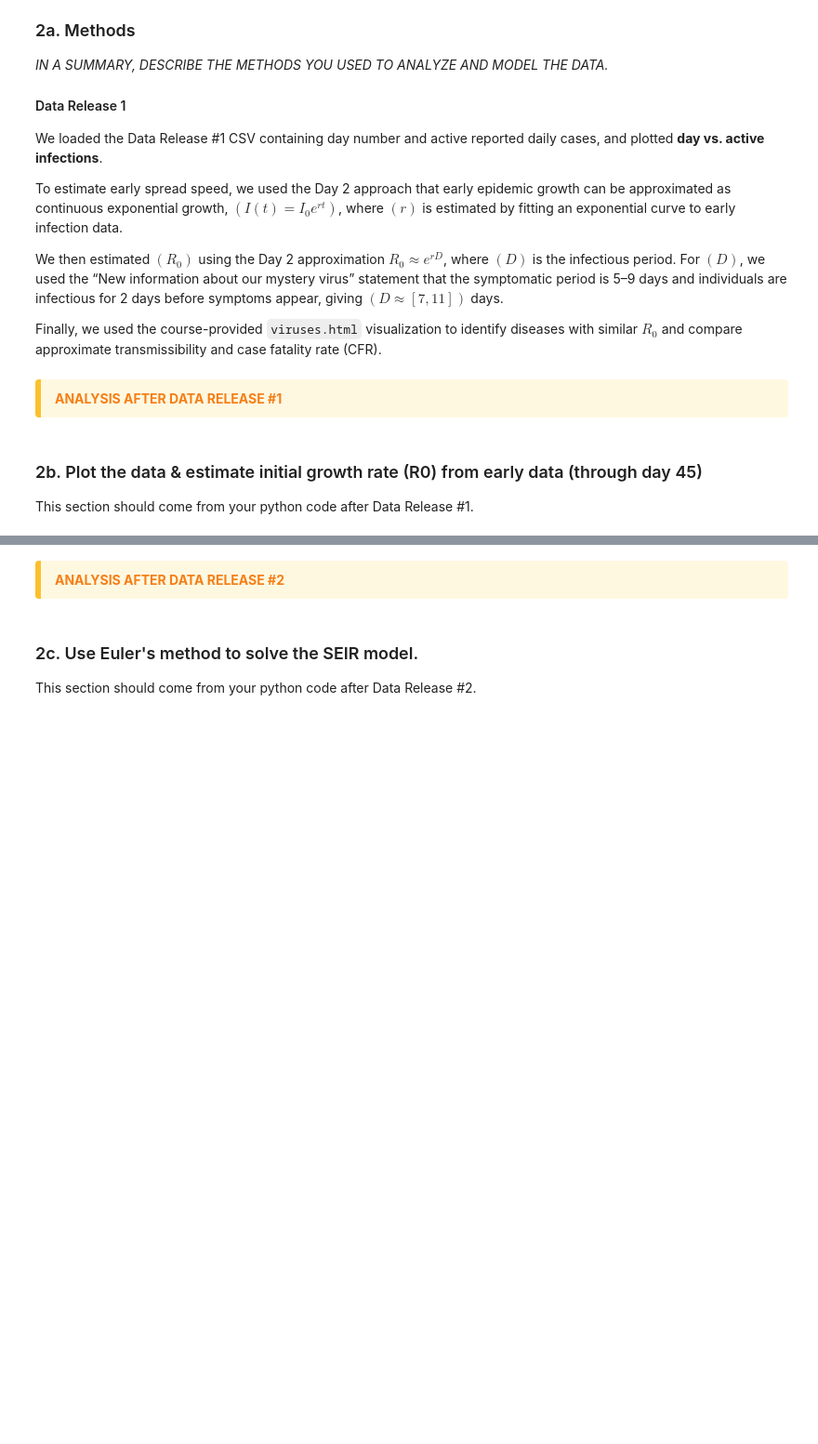
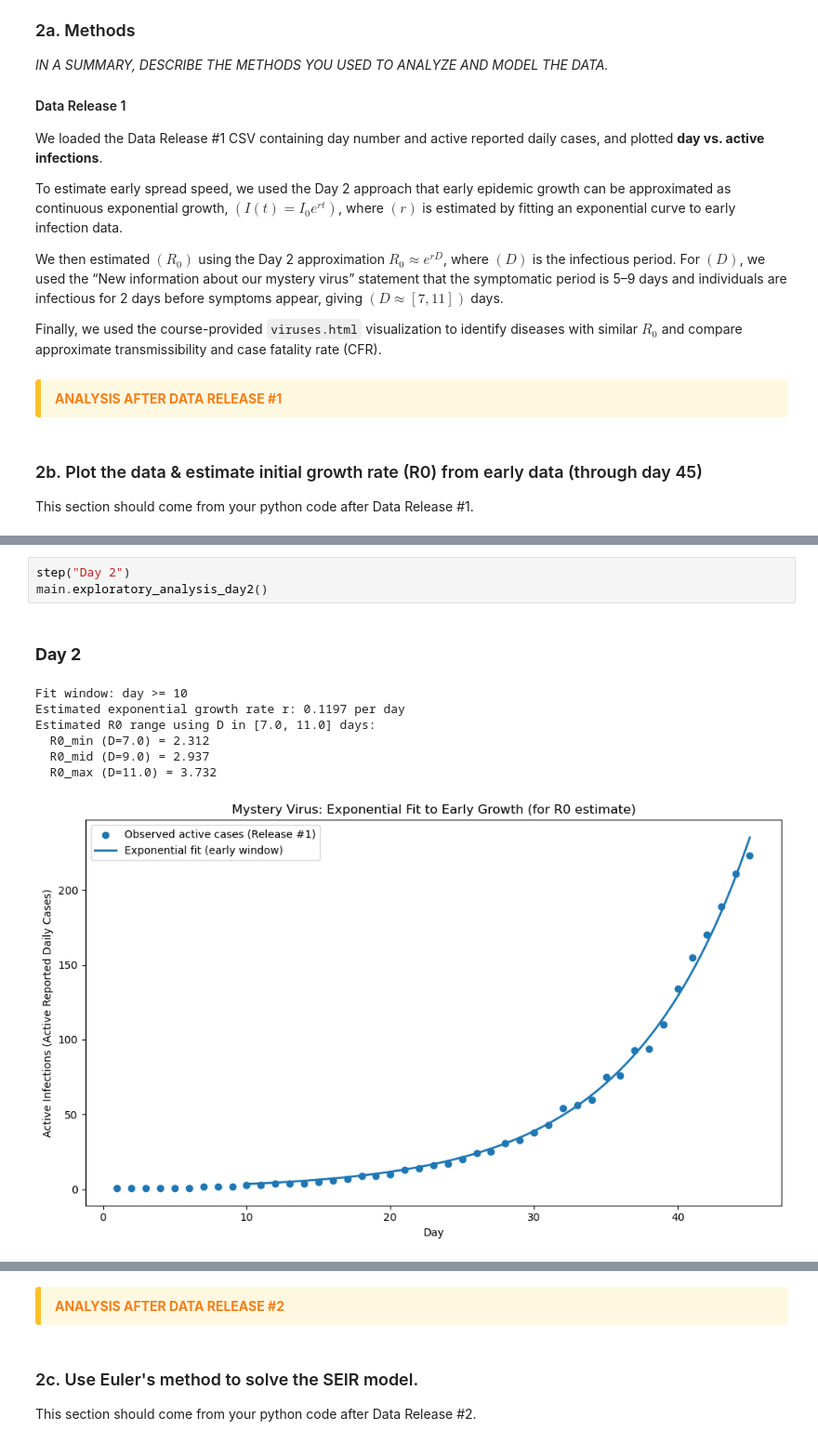
Before and after one commit to willdm1/Module-2-Epidemics-SIR-Modeling, a Jupyter notebook: Official_student_final_notebook.ipynb, the cells around one changed output, grey strips where cells are left out. Shown at 93% size. Saved outputs shown, nothing was run; the diff lists cells and outputs as text; blank space fills up the shorter version.

```diff
--- a/Official_student_final_notebook.ipynb
+++ b/Official_student_final_notebook.ipynb
@@ -49,0 +74,12 @@ This section should come from your python code after Data Release #1.
+# %%
+step("Day 2")
+main.exploratory_analysis_day2()
+# %% [output]
+### **Day 2**
+Fit window: day >= 10
+Estimated exponential growth rate r: 0.1197 per day
+Estimated R0 range using D in [7.0, 11.0] days:
+  R0_min (D=7.0) = 2.312
+  R0_mid (D=9.0) = 2.937
+  R0_max (D=11.0) = 3.732
+[figure, added]
```
Also changed, not shown: parts of 3 cells of this notebook, 1 other file.
